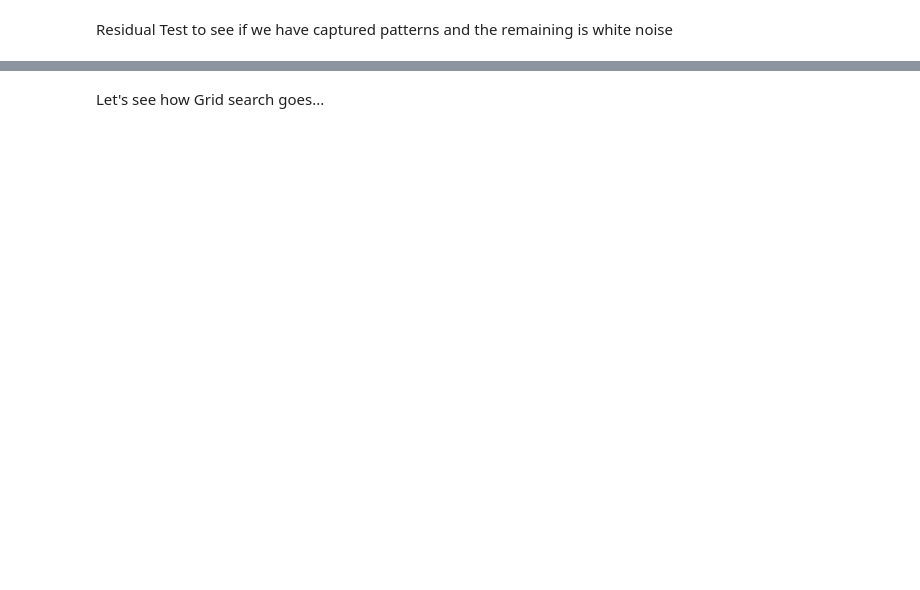
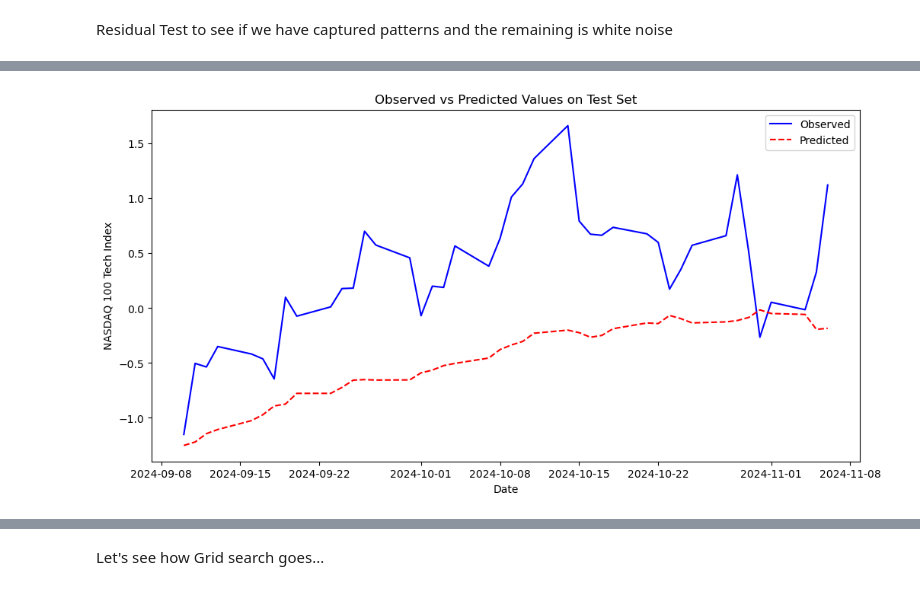
Before and after one commit to dg3358/ACTU-5842-Project, a Jupyter notebook: project_code.ipynb, the cells around one changed output, grey strips where cells are left out. Saved outputs shown, nothing was run; the diff lists cells and outputs as text; code cells hidden in the pictures; blank space fills up the shorter version.

```diff
--- a/project_code.ipynb
+++ b/project_code.ipynb
@@ -651,0 +692,5 @@ At lag 20, residuals do not appear to be white noise.
+# %%
+opt_model_sum_1b, y_test_pred_1b, opt_mse_1b, resid_1b = arima_output(opt_AR + 1, 0,
+                                                                   opt_MA,
+                                                                X_train, y_train,
+                                                                X_test, y_test)
@@ -651,0 +717,12 @@ At lag 20, residuals do not appear to be white noise.
+# %%
+plt.figure(figsize=(12, 6))
+plt.plot(result_data['DATE'][tr_size + max_lag:], y_test, label='Observed', color='blue')
+plt.plot(result_data['DATE'][tr_size + max_lag:], y_test_pred_1b,
+         label='Predicted', color='red', linestyle='--')
+plt.title('Observed vs Predicted Values on Test Set')
+plt.xlabel('Date')
+plt.ylabel('NASDAQ 100 Tech Index')
+plt.legend()
+plt.show()
+# %% [output]
+[figure, added]
```
Also changed, not shown: parts of 40 cells of this notebook.
